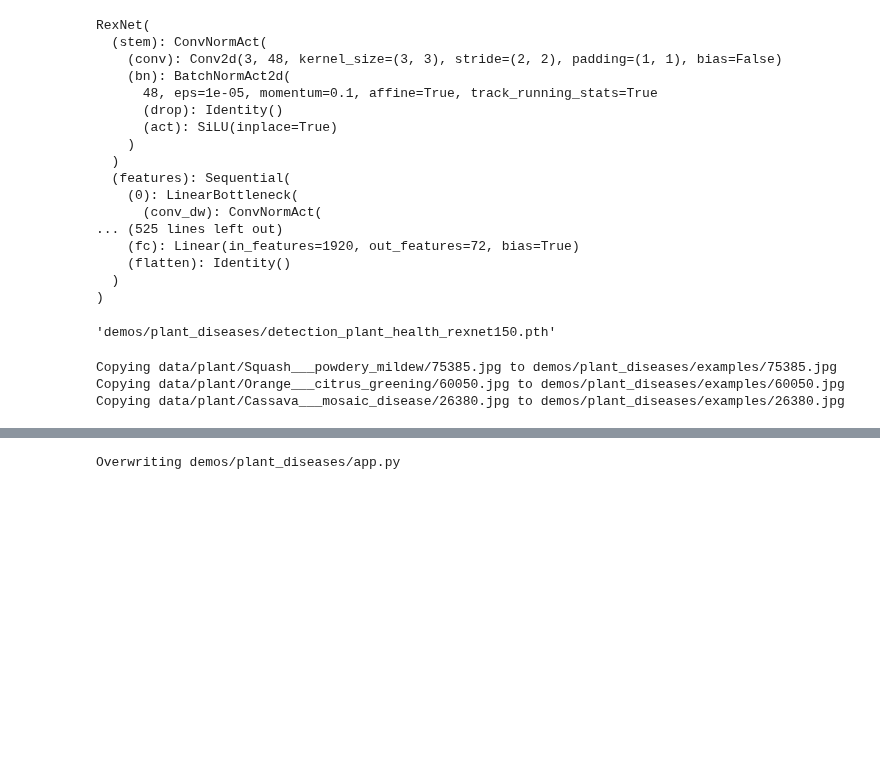
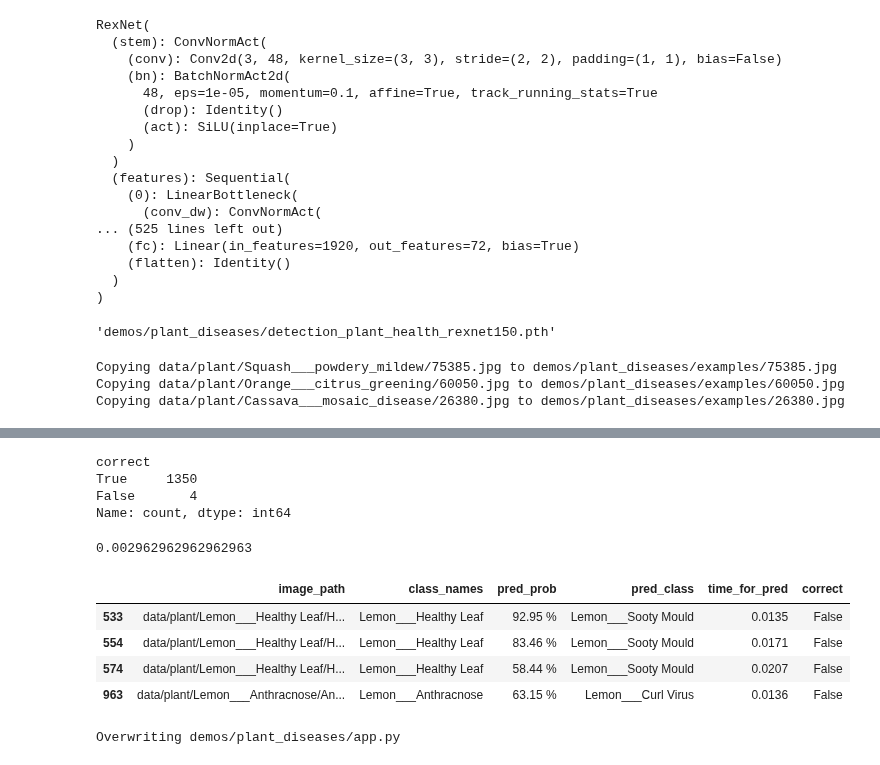
Before and after one commit to JoachimLombardi/Portfolio, a Jupyter notebook: Deep Learning/PyTorch/Classification/Computer vision/dectection_plant_health_appli.ipynb, the cells around one changed output, grey strips where cells are left out. Saved outputs shown, nothing was run; the diff lists cells and outputs as text; code cells hidden in the pictures; blank space fills up the shorter version.

```diff
--- a/Deep Learning/PyTorch/Classification/Computer vision/dectection_plant_health_appli.ipynb
+++ b/Deep Learning/PyTorch/Classification/Computer vision/dectection_plant_health_appli.ipynb
@@ -373,0 +403,4 @@ Copying data/plant/Cassava___mosaic_disease/26380.jpg to demos/plant_diseases/ex
+# %%
+device = torch.device("cuda" if torch.cuda.is_available() else "cpu")
+# %%
+dataset_dir = "data/plant"
@@ -373,0 +433,9 @@ Copying data/plant/Cassava___mosaic_disease/26380.jpg to demos/plant_diseases/ex
+# %%
+from going_modular.going_modular.utils import pred_and_store, random_paths
+from pathlib import Path
+dict_of_images = pred_and_store(paths=list(Path(dataset_dir).glob("*/*.JPG")),
+                                model=rexnet_150_model,
+                                class_names=class_names,
+                                transform=rexnet_150_transforms,
+                                device=device)
+dict_of_images
@@ -374,3 +460,25 @@ Copying data/plant/Cassava___mosaic_disease/26380.jpg to demos/plant_diseases/ex
+# %%
+import pandas as pd
+plant_df = pd.DataFrame(dict_of_images)
+plant_df["correct"].value_counts()
+# %% [output]
+correct
+True     1350
+False       4
+Name: count, dtype: int64
+# %%
+4/1350
+# %% [output]
+0.002962962962962963
+# %%
+plant_df_false = plant_df[plant_df["correct"] == False]
+plant_df_false
+# %% [output]
+|  | image_path | class_names | pred_prob | pred_class | time_for_pred | correct |
+| 533 | data/plant/Lemon___Healthy Leaf/H... | Lemon___Healthy Leaf | 92.95 % | Lemon___Sooty Mould | 0.0135 | False |
+| 554 | data/plant/Lemon___Healthy Leaf/H... | Lemon___Healthy Leaf | 83.46 % | Lemon___Sooty Mould | 0.0171 | False |
+| 574 | data/plant/Lemon___Healthy Leaf/H... | Lemon___Healthy Leaf | 58.44 % | Lemon___Sooty Mould | 0.0207 | False |
+| 963 | data/plant/Lemon___Anthracnose/An... | Lemon___Anthracnose | 63.15 % | Lemon___Curl Virus | 0.0136 | False |
 # %%
 %%writefile demos/plant_diseases/app.py
 ### 1. Imports and class names setup ###
```
Also changed, not shown: parts of 11 cells of this notebook, 6 other files.
